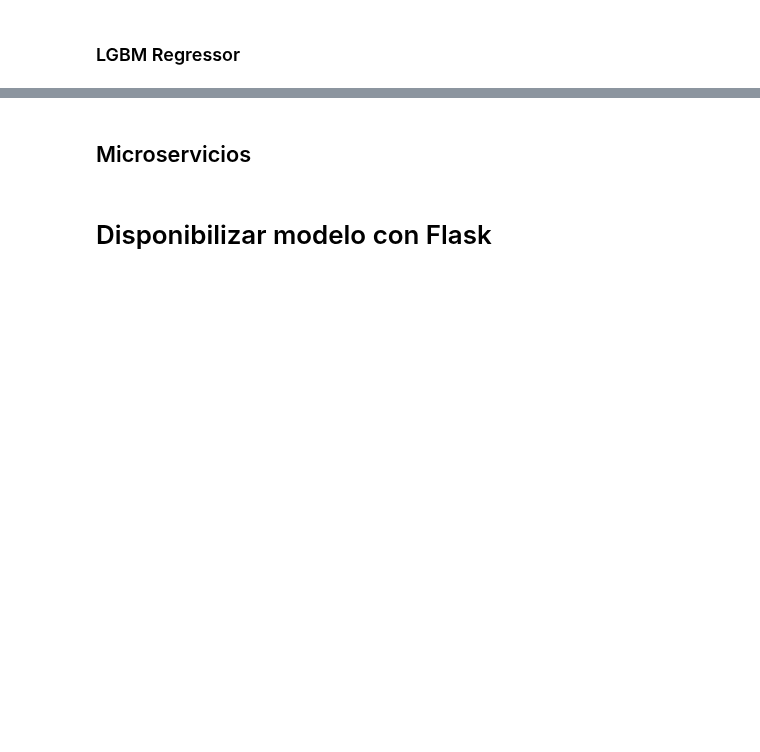
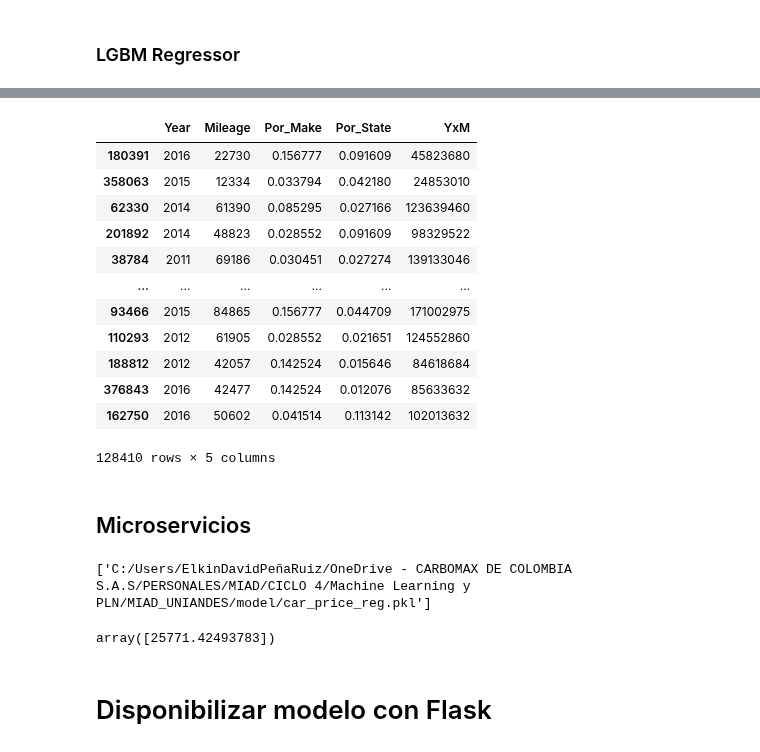
Before and after one commit to elkindavid/MIAD_UNIANDES, a Jupyter notebook: S3P1_proyecto1.ipynb, the cells around one changed output, grey strips where cells are left out. Drawn from its saved outputs; the diff is of its cells as text; code cells hidden in the pictures; blank space fills up the shorter version.

```diff
--- a/S3P1_proyecto1.ipynb
+++ b/S3P1_proyecto1.ipynb
@@ -111,7 +111,7 @@ n_jobs = -1 # This parameter conrols the parallel processing. -1 means using all
 random_state = 42 # This parameter controls the randomness of the data. Using some int value to get same results everytime this code is run.
 # %%
 # Carga de datos de archivo .csv
-dataTraining = pd.read_csv('./Data/dataTrain_carListings.csv')
-dataTesting = pd.read_csv('./Data/dataTest_carListings.csv', index_col=0)
+dataTraining = pd.read_csv('C:/Users/ElkinDavidPeñaRuiz/OneDrive - CARBOMAX DE COLOMBIA S.A.S/PERSONALES/MIAD/CICLO 4/Machine Learning y PLN/MIAD_UNIANDES/Data/dataTrain_carListings.csv')
+dataTesting = pd.read_csv('C:/Users/ElkinDavidPeñaRuiz/OneDrive - CARBOMAX DE COLOMBIA S.A.S/PERSONALES/MIAD/CICLO 4/Machine Learning y PLN/MIAD_UNIANDES/Data/dataTest_carListings.csv', index_col=0)
 data = dataTraining
 test = dataTesting
@@ -553,14 +660,34 @@ y_pred.head()
+# %%
+X_test
+# %% [output]
+|  | Year | Mileage | Por_Make | Por_State | YxM |
+| 180391 | 2016 | 22730 | 0.156777 | 0.091609 | 45823680 |
+| 358063 | 2015 | 12334 | 0.033794 | 0.042180 | 24853010 |
+| 62330 | 2014 | 61390 | 0.085295 | 0.027166 | 123639460 |
+| 201892 | 2014 | 48823 | 0.028552 | 0.091609 | 98329522 |
+| 38784 | 2011 | 69186 | 0.030451 | 0.027274 | 139133046 |
+| ... | ... | ... | ... | ... | ... |
+| 93466 | 2015 | 84865 | 0.156777 | 0.044709 | 171002975 |
+| 110293 | 2012 | 61905 | 0.028552 | 0.021651 | 124552860 |
+| 188812 | 2012 | 42057 | 0.142524 | 0.015646 | 84618684 |
+| 376843 | 2016 | 42477 | 0.142524 | 0.012076 | 85633632 |
+| 162750 | 2016 | 50602 | 0.041514 | 0.113142 | 102013632 |
+128410 rows × 5 columns
 # %% [markdown]
 ## Microservicios
 # %%
 # Exportar modelo a archivo binario .pkl
-joblib.dump(gradient_boosting_regressor, 'model_deployment/car_price_reg.pkl', compress=3)
+joblib.dump(gradient_boosting_regressor, 'C:/Users/ElkinDavidPeñaRuiz/OneDrive - CARBOMAX DE COLOMBIA S.A.S/PERSONALES/MIAD/CICLO 4/Machine Learning y PLN/MIAD_UNIANDES/model/car_price_reg.pkl', compress=3)
+# %% [output]
+['C:/Users/ElkinDavidPeñaRuiz/OneDrive - CARBOMAX DE COLOMBIA S.A.S/PERSONALES/MIAD/CICLO 4/Machine Learning y PLN/MIAD_UNIANDES/model/car_price_reg.pkl']
 # %%
 # Importar modelo y predicción
-from model_deployment.m09_model_deployment import predict
+from model.model_deployment import predict
 
-# Predicción de probabilidad de que un link sea phishing
-predict(0,0,0,0)
+# Predicción
+predict(2017,9913)
+# %% [output]
+array([25771.42493783])
 # %% [markdown]
 # Disponibilizar modelo con Flask
 # %%
```
Also changed, not shown: parts of 23 cells of this notebook, 3 other files.
